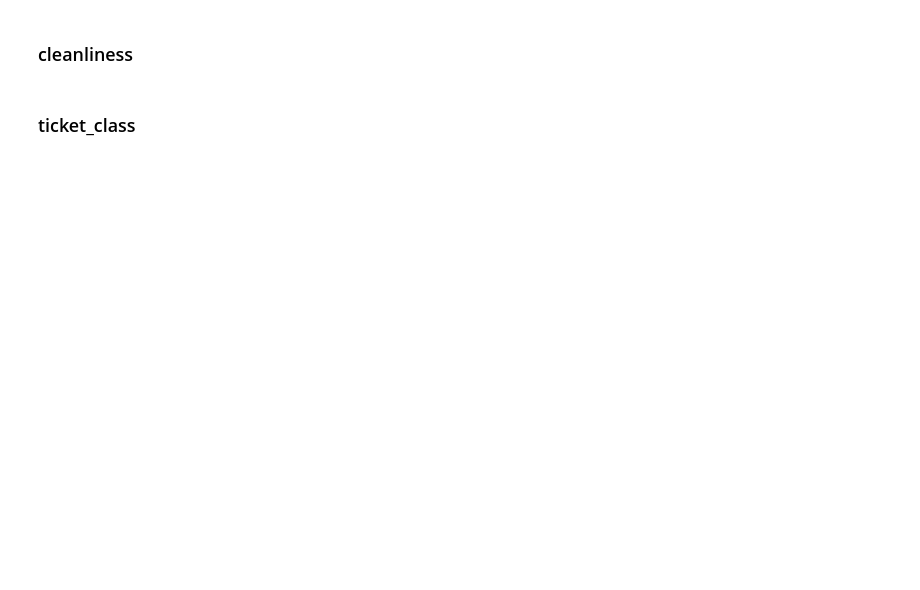
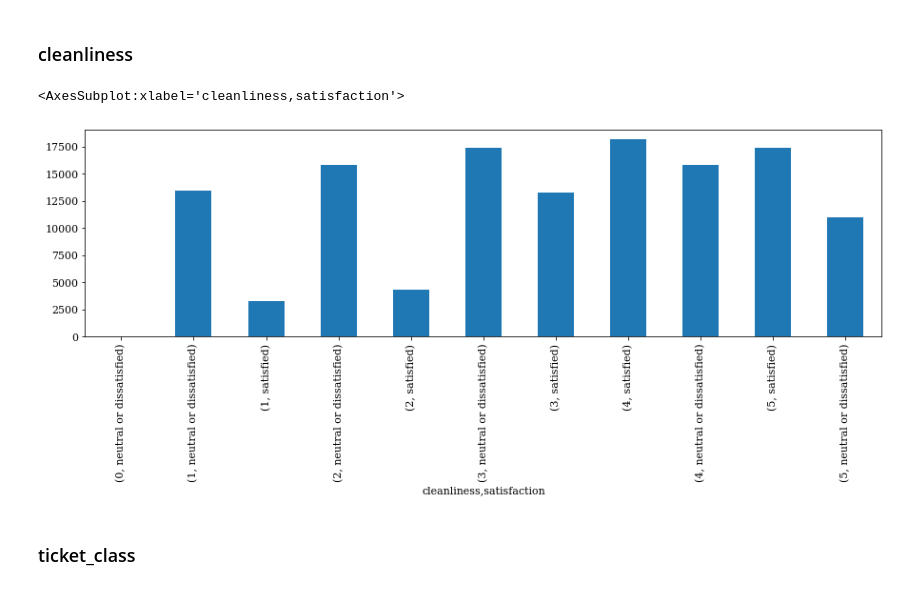
Before and after one commit to Ganymede23/UCSE-TP-ML-2022, a Jupyter notebook: tp1_EDA.ipynb, the cells around one changed output. Drawn from its saved outputs; the diff is of its cells as text; code cells hidden in the pictures; blank space fills up the shorter version.

```diff
--- a/tp1_EDA.ipynb
+++ b/tp1_EDA.ipynb
@@ -111,9 +150,11 @@ ax = df.plot.bar(rot=0, color={"Satisfied": "green", "Unsatisfied": "red"})
 ### cleanliness
 # %%
 cleanliness_group = dataset.groupby(["cleanliness"])
-cleanliness_group = dataset.groupby(["cl"])
 resultados = cleanliness_group["satisfaction"].value_counts()
 resultados.plot.bar()
+# %% [output]
+<AxesSubplot:xlabel='cleanliness,satisfaction'>
+[figure, added]
 # %% [markdown]
 ### ticket_class
 # %%
```
Also changed, not shown: parts of 15 cells of this notebook.
